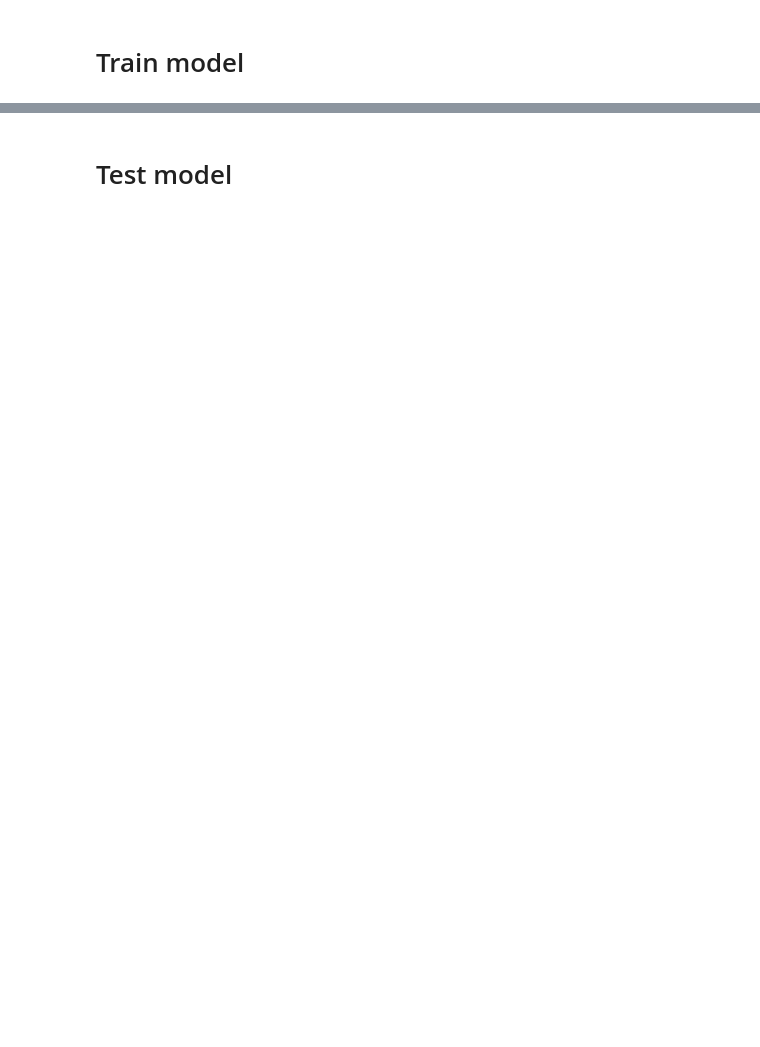
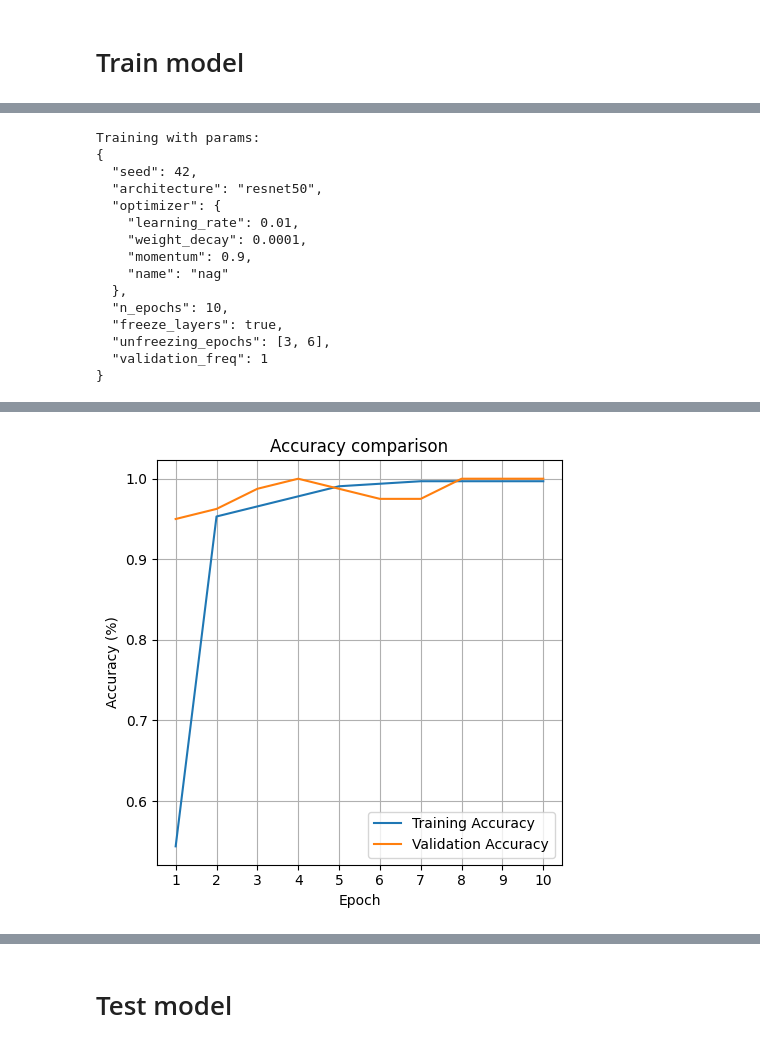
Before and after one commit to Sebelino/DD2424-project, a Jupyter notebook: e2_sebastian.ipynb, the cells around one changed output, grey strips where cells are left out. Saved outputs shown, nothing was run; the diff lists cells and outputs as text; code cells hidden in the pictures; blank space fills up the shorter version.

```diff
--- a/e2_sebastian.ipynb
+++ b/e2_sebastian.ipynb
@@ -112,0 +42,77 @@ KeyboardInterrupt:
+# %%
+%reload_ext autoreload
+%autoreload 2
+
+from training import TrainParams, NagParams, AdamParams
+from evaluation import evaluate_test_accuracy_and_misclassified, \
+    evaluate_with_train_val_plot, run_with_different_seeds, run_comparison
+from run import run
+from caching import invalidate_cache_entry
+from datasets import DatasetParams
+
+dataset_params = DatasetParams(
+    torch_seed=determinism.seed,
+    batch_size=32,
+    #training_size=None,  # Load all training data
+    training_size=400,
+)
+
+baseline_params = TrainParams(
+    seed=determinism.seed,
+    architecture="resnet50",
+    n_epochs=10,
+    optimizer=NagParams(
+        learning_rate=0.01,
+        weight_decay=1e-4,
+        momentum=0.9,
+    ),
+    freeze_layers=True,
+    unfreezing_epochs=(3, 6),
+    validation_freq=1,
+    time_limit_seconds=None,
+    val_acc_target=None,
+)
+
+# Set invalidate=True to invalidate a single cache entry
+invalidate_cache_entry(run, (baseline_params,), invalidate=False)
+
+# First plot: Training and validation accuracy
+print("Training with params:")
+print(baseline_params.pprint())
+result = run(dataset_params, baseline_params)
+
+print("Training result:")
+print(result.pprint())
+evaluate_with_train_val_plot(result)
+
+# Second plot: Rerun training multiple times with different seed
+run_with_different_seeds(dataset_params, baseline_params, trials=3)
+
+# Third plot: Compare NAG with Adam
+experimental_params = baseline_params.copy()
+experimental_params.optimizer = AdamParams(
+    learning_rate=0.001,
+    weight_decay=1e-4,
+)
+
+param_sets = {
+    "Baseline (NAG)": baseline_params,
+    "Experiment (Adam)": experimental_params,
+}
+run_comparison(dataset_params, param_sets, trials=3)
+# %% [output]
+Training with params:
+{
+  "seed": 42,
+  "architecture": "resnet50",
+  "optimizer": {
+    "learning_rate": 0.01,
+    "weight_decay": 0.0001,
+    "momentum": 0.9,
+    "name": "nag"
+  },
+  "n_epochs": 10,
+  "freeze_layers": true,
+  "unfreezing_epochs": [3, 6],
+  "validation_freq": 1
+}
@@ -112,0 +139 @@ KeyboardInterrupt:
+[figure, added]
```
Also changed, not shown: parts of 4 cells of this notebook.
